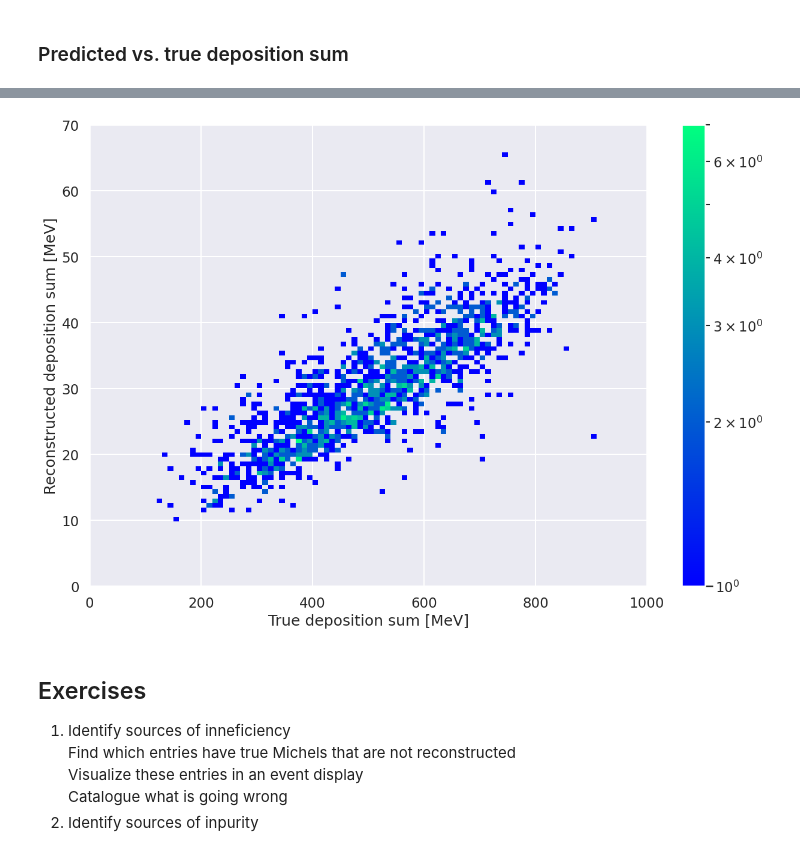
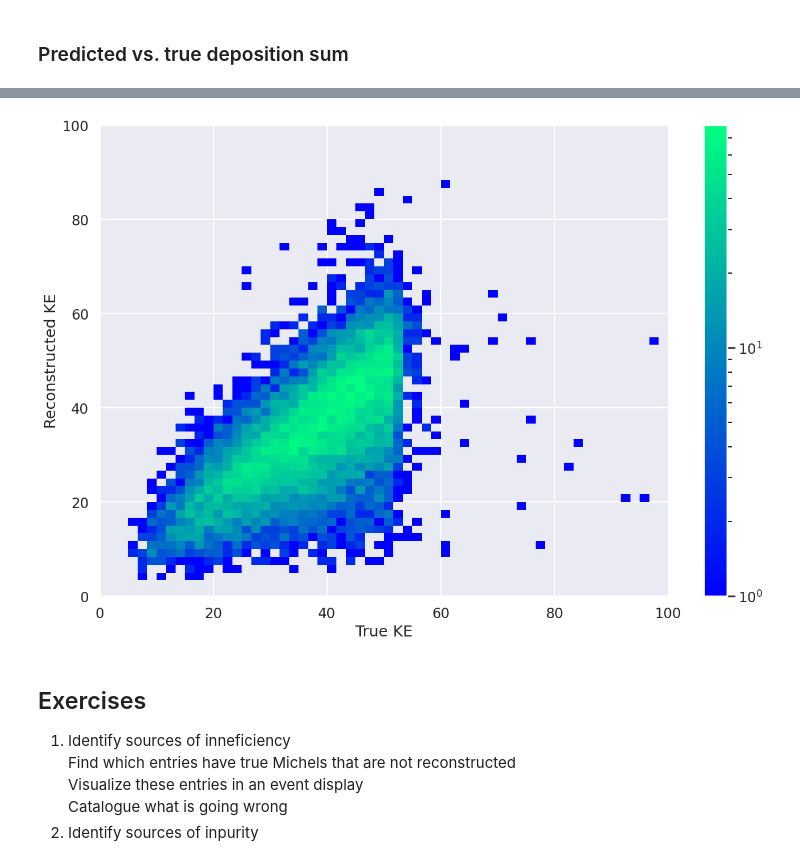
Before and after one commit to DeepLearnPhysics/spine-workshop-2026, a Jupyter notebook: reconstruction/michel/michel.ipynb, the cells around one changed output, grey strips where cells are left out. Cells and saved outputs as stored; diff of their text form; code cells hidden in the pictures.

Commit message:
add michel

```diff
--- a/reconstruction/michel/michel.ipynb
+++ b/reconstruction/michel/michel.ipynb
@@ -367,8 +377,8 @@ true_michels_df.to_csv('true_michels_1000.csv')
 # %% [markdown]
 Now let's load from those csvs.
 # %%
-michels_hs = pd.read_csv('michels_1000.csv')
-true_michels_hs = pd.read_csv('true_michels_1000.csv')
+michels_hs = pd.read_csv('michels_cosmic.csv')
+true_michels_hs = pd.read_csv('true_michels_cosmic.csv')
 # %% [markdown]
 Let's take a look at 'michels_hs'
 # %%
@@ -397,13 +421,15 @@ Identification efficiency = 88.98 %
 # 0-th cut
 # reco. michel is larger than 20 voxels
 
-michels_hs_0 = michels_hs[(michels_hs['pred_num_pix']>=20)]
+michels_hs_0 = michels_hs[(michels_hs['pred_num_pix']>=8)]
 N_pred_0 = michels_hs_0.shape[0]
 N_matched_0 = np.count_nonzero(michels_hs_0['true_num_pix'] > -1)
 N_true = true_michels_hs.shape[0]
+N_matched_t = np.count_nonzero(true_michels_hs['pred_num_pix'] > -1)
 print("Number of predicted candidate Michel electrons = ", N_pred_0)
 print("Number of matched predicted candidate Michel electrons = ", N_matched_0)
+print("Number of matched true Michel electrons = ",N_matched_t)
 print("Number of true Michel electrons = ", N_true)
 print("Identification purity = %.2f %%" % (100* N_matched_0 / N_pred_0))
-print("Identification efficiency = %.2f %%" % (100 * N_matched_0 / N_true))
+print("Identification efficiency = %.2f %%" % (100 * N_matched_t / N_true))
 # %% [output]
@@ -461,15 +504,15 @@ plt.show()
 # %%
-plt.hist2d(michels_hs_1['true_sum_pix'],
-          michels_hs_1['pred_sum_pix'],
-          bins=[60, 60], range=[[0, 1000], [0, 70]], cmap='winter', norm=matplotlib.colors.LogNorm())
+plt.hist2d(michels_hs_1['true_ke'],
+          michels_hs_1['ke'],
+          bins=[60, 60], range=[[0, 100], [0, 100]], cmap='winter', norm=matplotlib.colors.LogNorm())
 plt.colorbar()
 #xy = np.linspace(0,300,41)
 #plt.plot(xy, xy)
-plt.xlabel('True deposition sum [MeV]')
-plt.ylabel('Reconstructed deposition sum [MeV]')
+plt.xlabel('True KE')
+plt.ylabel('Reconstructed KE')
 plt.show()
 # %% [output]
-[figure, old version]
+[figure, new version]
 # %% [markdown]
 ## Exercises
 1. Identify sources of inneficiency\
```
Also changed, not shown: parts of 25 cells of this notebook.
